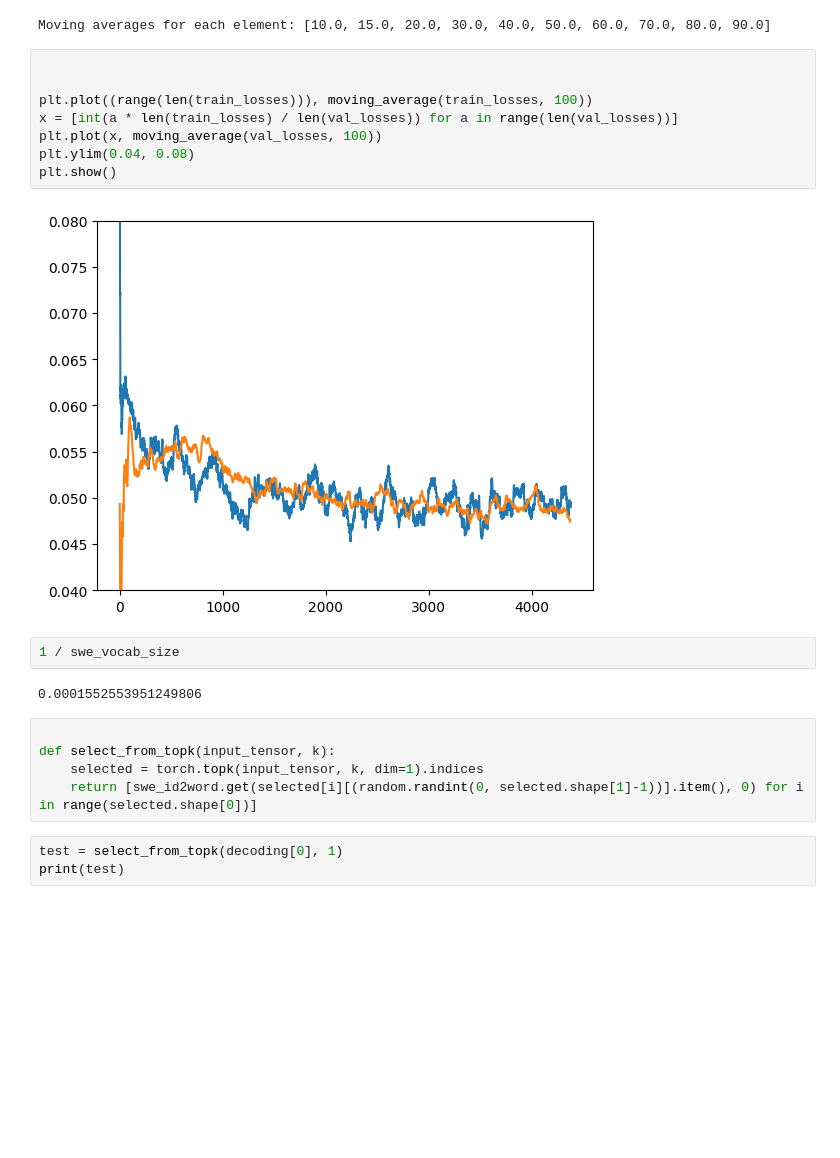
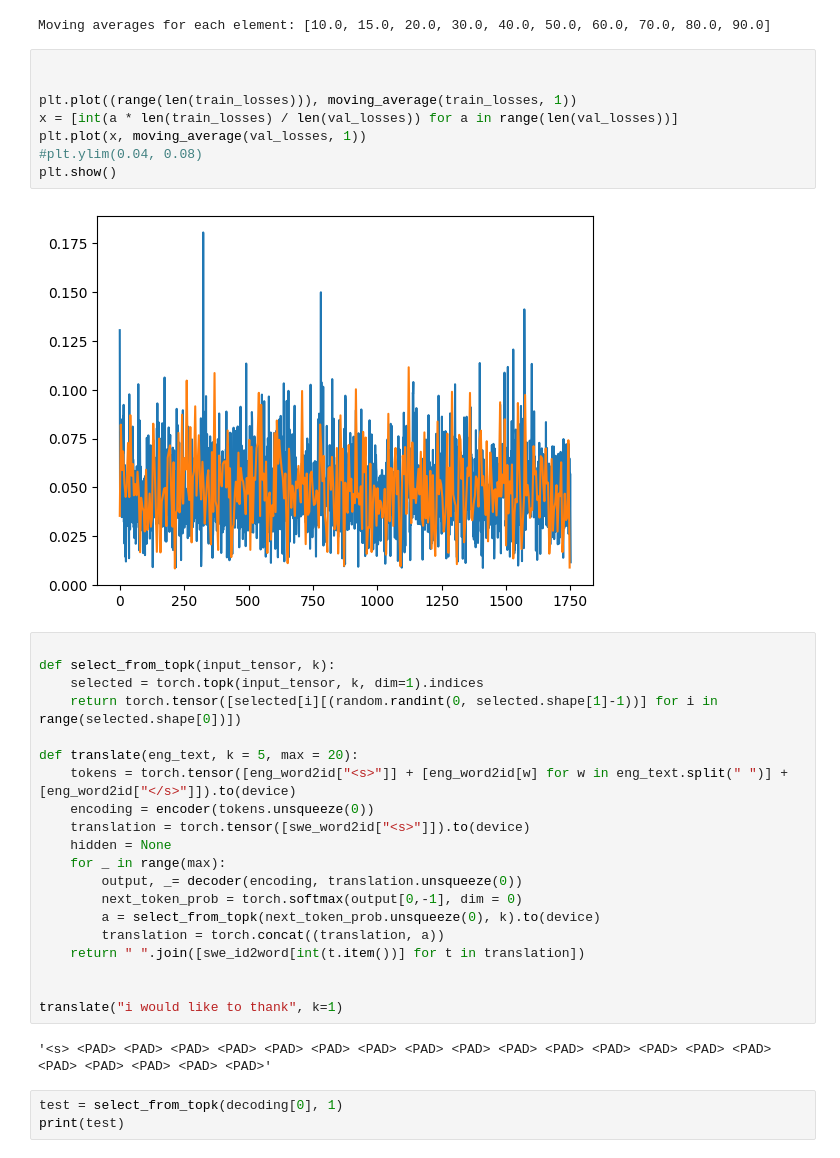
Before and after one commit to KristofferGus/AI-modeling, a Jupyter notebook: project.ipynb, the cells around one changed output. Cells and saved outputs as stored; diff of their text form; blank space fills up the shorter version.

```diff
--- a/project.ipynb
+++ b/project.ipynb
@@ -403,22 +403,35 @@ Moving averages for each element: [10.0, 15.0, 20.0, 30.0, 40.0, 50.0, 60.0, 70.
 # %%
 
 
-plt.plot((range(len(train_losses))), moving_average(train_losses, 100))
+plt.plot((range(len(train_losses))), moving_average(train_losses, 1))
 x = [int(a * len(train_losses) / len(val_losses)) for a in range(len(val_losses))]
-plt.plot(x, moving_average(val_losses, 100))
-plt.ylim(0.04, 0.08)
+plt.plot(x, moving_average(val_losses, 1))
+#plt.ylim(0.04, 0.08)
 plt.show()
 # %% [output]
-[figure, old version]
+[figure, new version]
-# %%
-1 / swe_vocab_size
-# %% [output]
-0.0001552553951249806
-# %%
-
-def select_from_topk(input_tensor, k):
-    selected = torch.topk(input_tensor, k, dim=1).indices
-    return [swe_id2word.get(selected[i][(random.randint(0, selected.shape[1]-1))].item(), 0) for i in range(selected.shape[0])]
+# %%
+
+def select_from_topk(input_tensor, k):
+    selected = torch.topk(input_tensor, k, dim=1).indices
+    return torch.tensor([selected[i][(random.randint(0, selected.shape[1]-1))] for i in range(selected.shape[0])])
+
+def translate(eng_text, k = 5, max = 20):
+    tokens = torch.tensor([eng_word2id["<s>"]] + [eng_word2id[w] for w in eng_text.split(" ")] + [eng_word2id["</s>"]]).to(device)
+    encoding = encoder(tokens.unsqueeze(0))
+    translation = torch.tensor([swe_word2id["<s>"]]).to(device)
+    hidden = None
+    for _ in range(max):
+        output, _= decoder(encoding, translation.unsqueeze(0))
+        next_token_prob = torch.softmax(output[0,-1], dim = 0)
+        a = select_from_topk(next_token_prob.unsqueeze(0), k).to(device)
+        translation = torch.concat((translation, a))
+    return " ".join([swe_id2word[int(t.item())] for t in translation])
+
+
+translate("i would like to thank", k=1)
+# %% [output]
+'<s> <PAD> <PAD> <PAD> <PAD> <PAD> <PAD> <PAD> <PAD> <PAD> <PAD> <PAD> <PAD> <PAD> <PAD> <PAD> <PAD> <PAD> <PAD> <PAD> <PAD>'
 # %%
 test = select_from_topk(decoding[0], 1)
 print(test)
```
Also changed, not shown: parts of 4 cells of this notebook.
